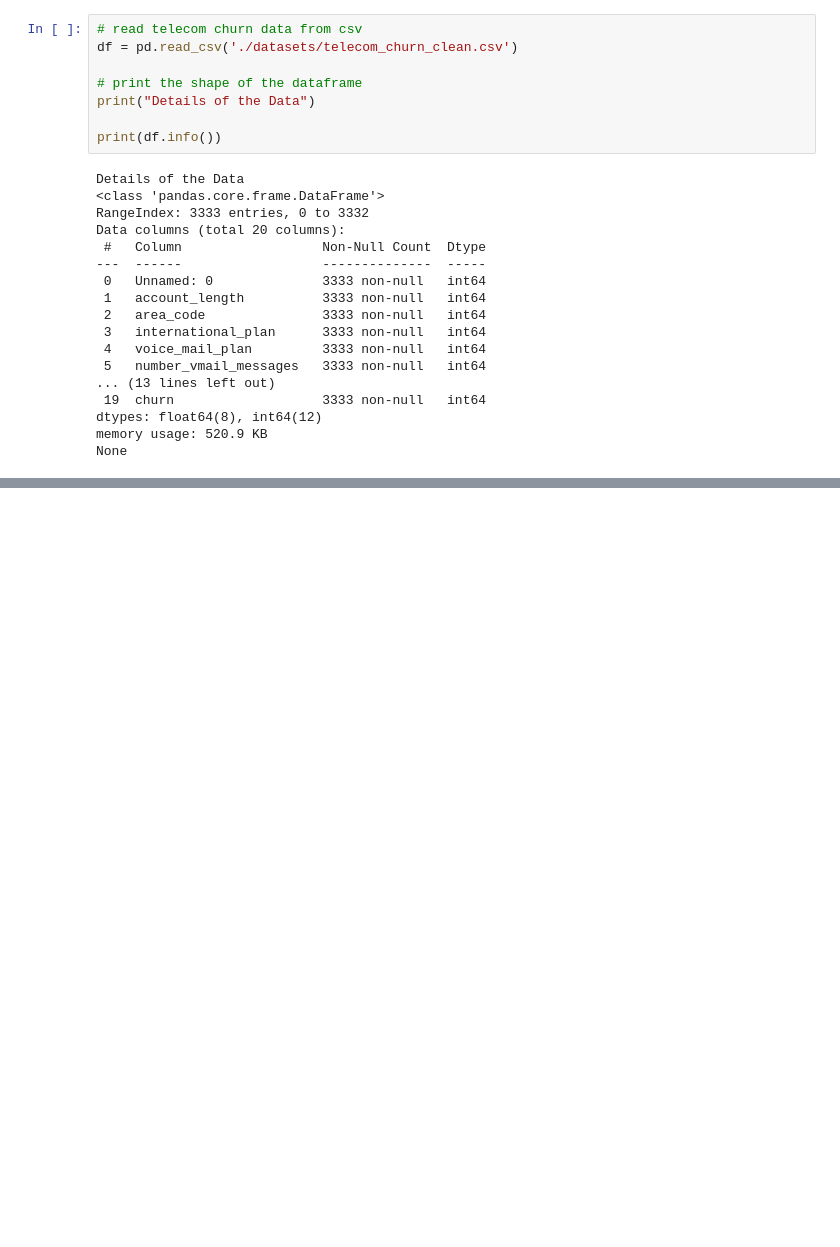
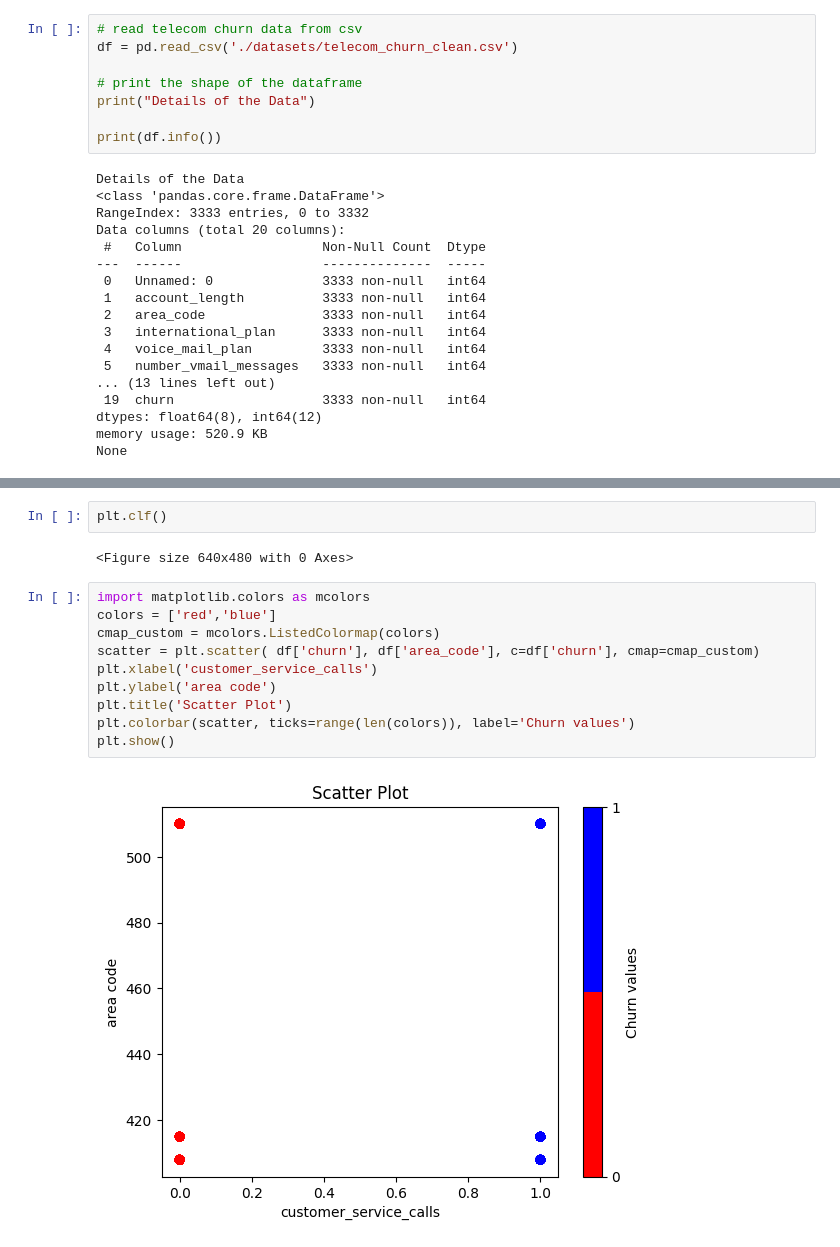
Before and after one commit to ajulthomas/python-basics, a Jupyter notebook: machine-learning/supervised_learning/classification/knn.ipynb, the cells around one changed output, grey strips where cells are left out. Saved outputs shown, nothing was run; the diff lists cells and outputs as text; blank space fills up the shorter version.

```diff
--- a/machine-learning/supervised_learning/classification/knn.ipynb
+++ b/machine-learning/supervised_learning/classification/knn.ipynb
@@ -31,0 +86,16 @@ None
+# %%
+plt.clf()
+# %% [output]
+<Figure size 640x480 with 0 Axes>
+# %%
+import matplotlib.colors as mcolors
+colors = ['red','blue']
+cmap_custom = mcolors.ListedColormap(colors)
+scatter = plt.scatter( df['churn'], df['area_code'], c=df['churn'], cmap=cmap_custom)
+plt.xlabel('customer_service_calls')
+plt.ylabel('area code')
+plt.title('Scatter Plot')
+plt.colorbar(scatter, ticks=range(len(colors)), label='Churn values')
+plt.show()
+# %% [output]
+[figure, added]
```
Also changed, not shown: parts of 6 cells of this notebook.
